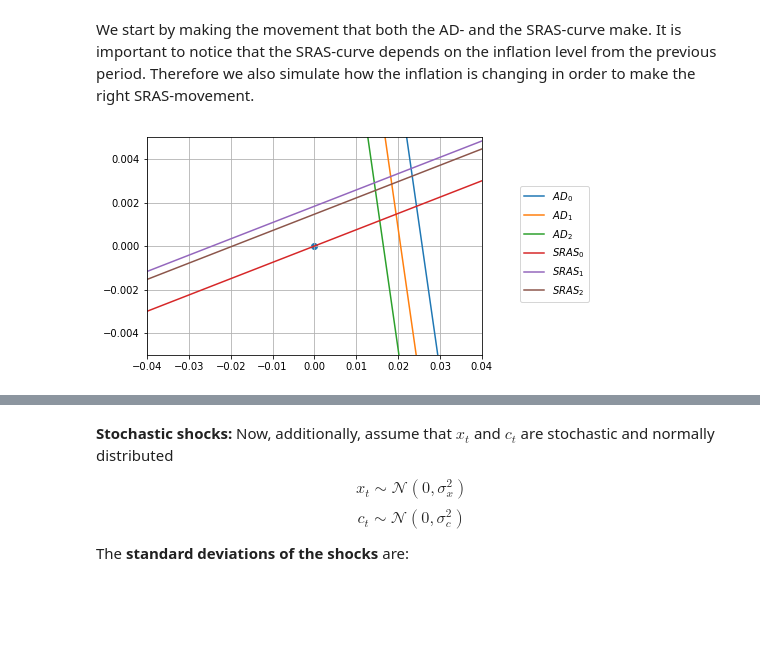
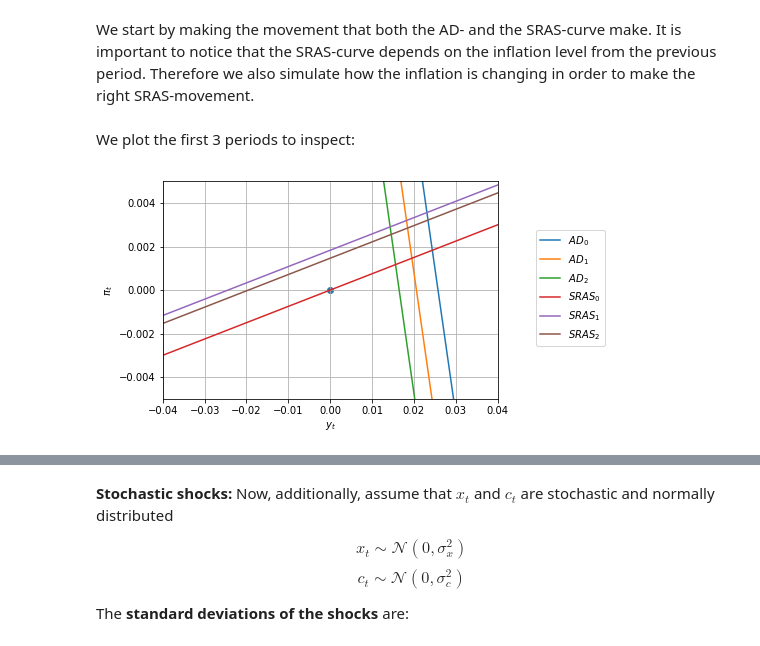
Before and after one commit to kzm266/projects-2019-anaconda-bois, a Jupyter notebook: examproject/exam_2019.ipynb, the cells around one changed output, grey strips where cells are left out. Cells and saved outputs as stored; diff of their text form; code cells hidden in the pictures; blank space fills up the shorter version.

```diff
--- a/examproject/exam_2019.ipynb
+++ b/examproject/exam_2019.ipynb
@@ -554,20 +554,24 @@ def evolution(x, T=10):
         #Then create the SRAS-values out of the inflation points
         SRAS_movement.append(SRAS_curve(inflation[i],0,0))
 
-    return AD_movement, SRAS_movement
-AD_movement, SRAS_movement = evolution(0.1)
+    return AD_movement, SRAS_movement, inflation
+AD_movement, SRAS_movement, inflation = evolution(0.1)
+# %% [markdown]
+We plot the first 3 periods to inspect:
 # %%
 plt.plot(xline, AD_movement[0], label = '$AD_0$')
 plt.plot(xline, AD_movement[1], label = '$AD_1$')
 plt.plot(xline, AD_movement[2], label = '$AD_2$')
 plt.plot(xline, SRAS_movement[0], label = '$SRAS_0$')
 plt.plot(xline, SRAS_movement[1], label = '$SRAS_1$')
 plt.plot(xline, SRAS_movement[2], label = '$SRAS_2$')
 plt.scatter(0,0)
 plt.xlim(-0.04,0.04)
 plt.ylim(-0.005,0.005)
 plt.grid()
 plt.legend(bbox_to_anchor=(1.1,0.8))
+plt.xlabel('$y_t$')
+plt.ylabel('$\pi_t$')
 plt.show()
 # %% [output]
-[figure, old version]
+[figure, new version]
```
Also changed, not shown: parts of 1 cell of this notebook.
